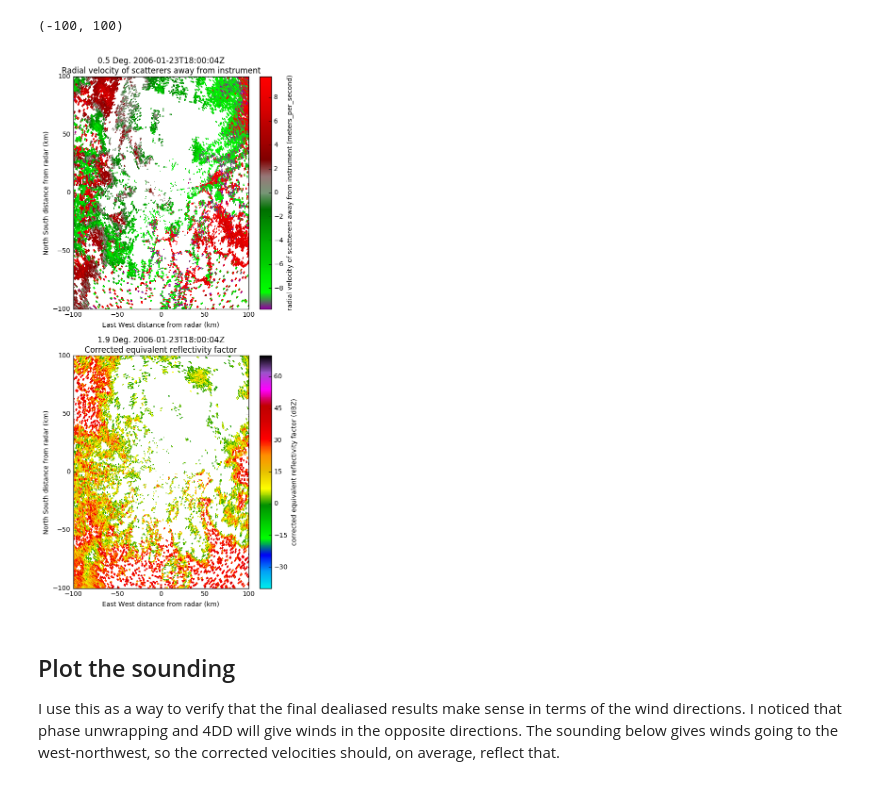
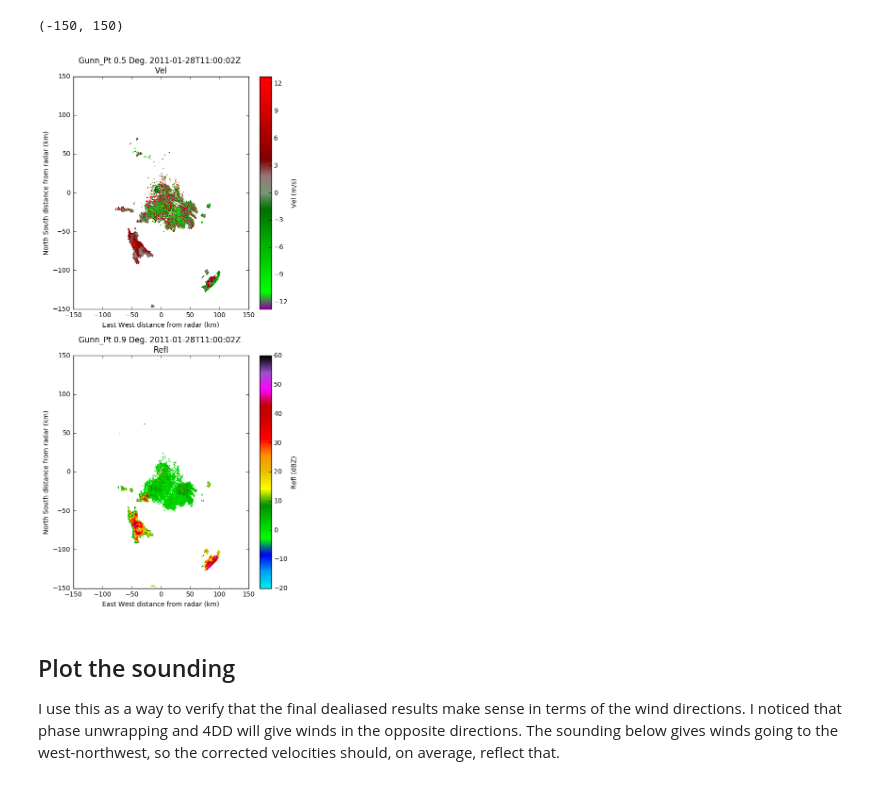
Before and after one commit to rcjackson/cmdv-rrm-anl, a Jupyter notebook: notebooks/Berrima dealiasing.ipynb, the cells around one changed output. Cells and saved outputs as stored; diff of their text form; code cells hidden in the pictures.

```diff
--- a/notebooks/Berrima dealiasing.ipynb
+++ b/notebooks/Berrima dealiasing.ipynb
@@ -18,7 +18,7 @@ from IPython.display import Image, display
 from mpl_toolkits import basemap
 from netCDF4 import Dataset
 # %%
-input_file = '/home/rjackson/data/radar/berr/uncorrected/BerrimaVol20060123_132004.uf'
+input_file = '/home/rjackson/data/radar/cpol/2011/20110128/cfrad.20110128_110002.000_to_20110128_110820.000_Gunn_Pt_v8097_UNKNOWN_SUR.nc'
 prev_file = '/home/rjackson/data/radar/berr/BerrimaVol20060123_003004deal.cf'
 
 data_path_berr = '/home/rjackson/data/radar/berr/uncorrected/'
@@ -26,15 +26,15 @@ out_path_berr = '/home/rjackson/data/radar/berr/'
 radar_image_path = '/home/rjackson/plots/berr_deal/'
 output_file = '/home/rjackson/data/radar/berr/BerrimaVol20060123_004003_deal.uf'
 
-sounding_input_file = '/home/rjackson/data/soundings/twpsondewnpnC3.b1.20060123.171600.custom.cdf'
+sounding_input_file = '/home/rjackson/data/soundings/twpsondewnpnC3.b1.20110128.111700.custom.cdf'
 data_path_sounding = '/home/rjackson/data/soundings/'
 
 # Input the range of dates and time wanted for the collection of images
 start_year = 2006
 start_day = 23
 start_month = 1
-start_hour = 11
-start_minute = 1
+start_hour = 13
+start_minute = 00
 start_second = 0
 
 end_year = 2006
@@ -95,26 +108,26 @@ Sounding_netcdf.close()
 # %%
 display = pyart.graph.RadarMapDisplay(radar)
 
 
 gatefilter = pyart.correct.GateFilter(radar)
-gatefilter.exclude_below('corrected_reflectivity', 0)
+gatefilter.exclude_below('Refl', 0)
 
 plt.figure(figsize=(6,14))
 plt.subplot(211)
-display.plot_ppi('velocity', sweep=0,
-                 vmin=-nyq, vmax=nyq, cmap=pyart.graph.cm.NWSVel,
+display.plot_ppi('Vel', sweep=0,
+                 vmin=-12.8, vmax=12.8, cmap=pyart.graph.cm.NWSVel,
                  gatefilter=gatefilter)
-plt.xlim([-100,100])
-plt.ylim([-100,100])
+plt.xlim([-150,150])
+plt.ylim([-150,150])
 
 plt.subplot(212)
-display.plot_ppi('corrected_reflectivity', sweep=1,
-                 vmin=-40, vmax=70, cmap=pyart.graph.cm.NWSRef,
+display.plot_ppi('Refl', sweep=1,
+                 vmin=-20, vmax=60, cmap=pyart.graph.cm.NWSRef,
                  gatefilter=gatefilter)
-plt.xlim([-100,100])
-plt.ylim([-100,100])
+plt.xlim([-150,150])
+plt.ylim([-150,150])
 # %% [output]
-(-100, 100)
+(-150, 150)
-[figure, old version]
+[figure, new version]
 # %%
 corrected_velocity_4dd = pyart.correct.dealias_fourdd(radar,
```
Also changed, not shown: parts of 18 cells of this notebook.
